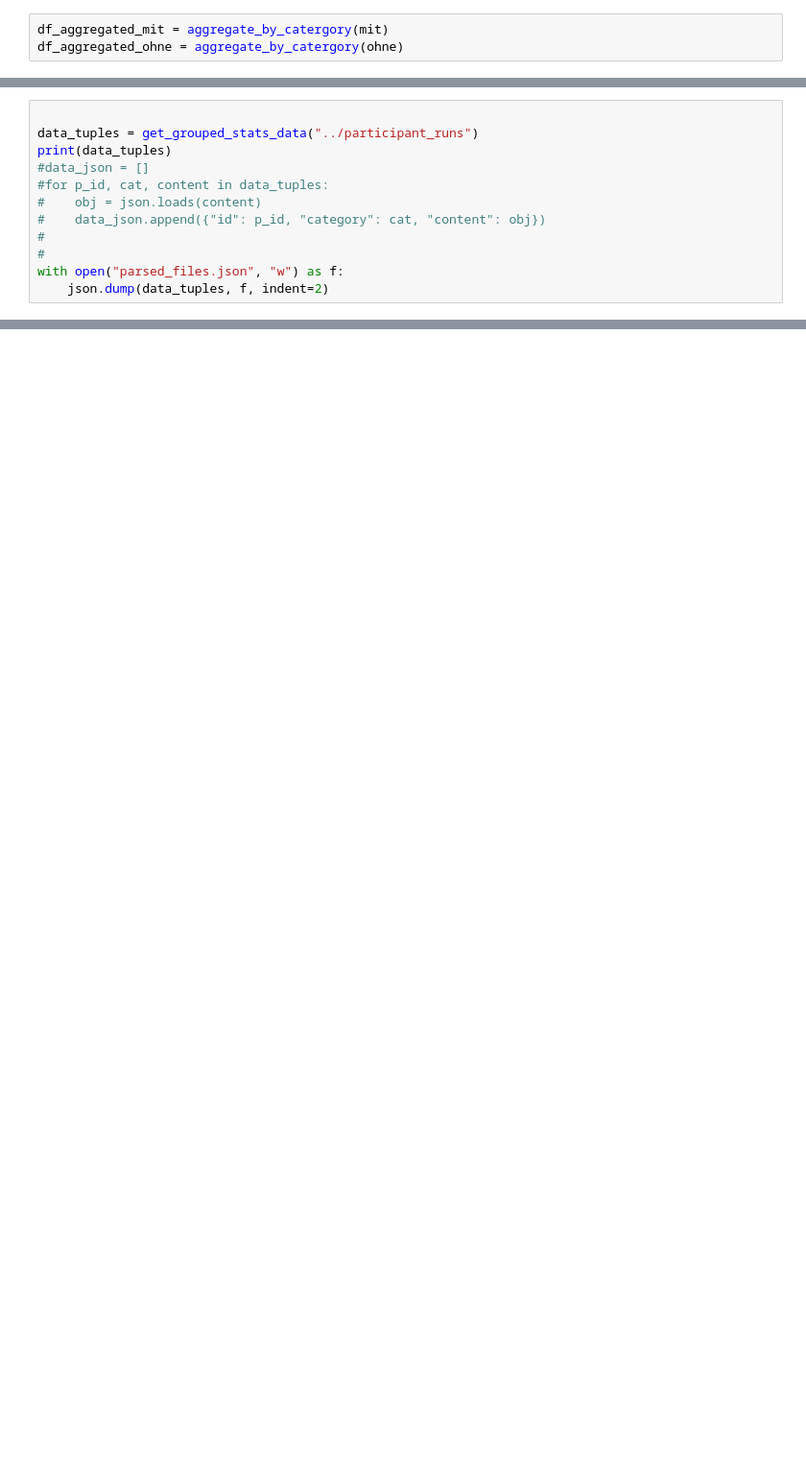
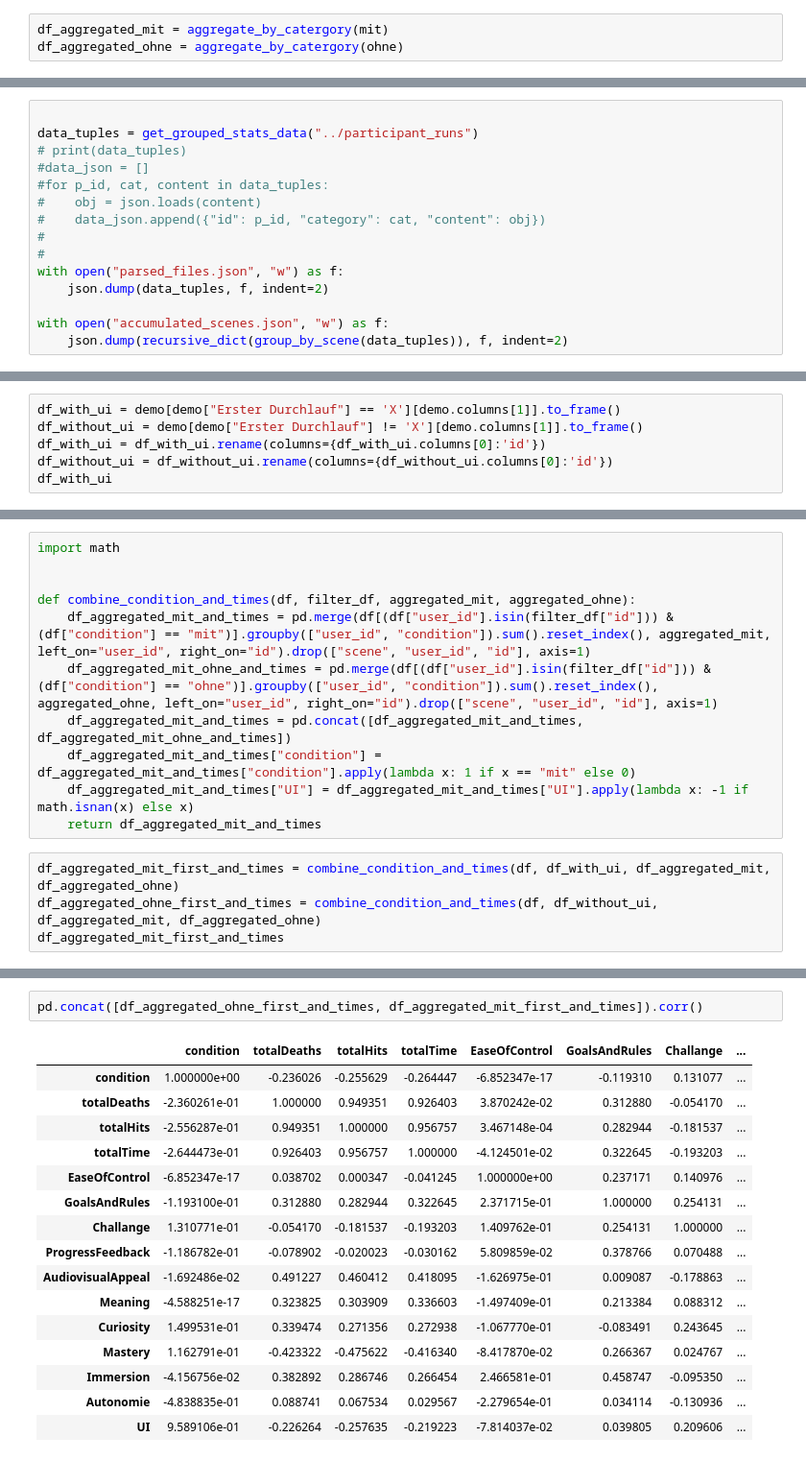
Before and after one commit to S4ndf1re/Computer_games_2025_26, a Jupyter notebook: data_evaluation/evaluation.ipynb, the cells around one changed output, grey strips where cells are left out. Shown at 96% size. Cells and saved outputs as stored; diff of their text form; blank space fills up the shorter version.

```diff
--- a/data_evaluation/evaluation.ipynb
+++ b/data_evaluation/evaluation.ipynb
@@ -226,7 +305,7 @@ def get_grouped_stats_data(root_dir):
 # %%
 
 data_tuples = get_grouped_stats_data("../participant_runs")
-print(data_tuples)
+# print(data_tuples)
 #data_json = []
 #for p_id, cat, content in data_tuples:
 #    obj = json.loads(content)
@@ -235,3 +314,6 @@ print(data_tuples)
 #
 with open("parsed_files.json", "w") as f:
     json.dump(data_tuples, f, indent=2)
+
+with open("accumulated_scenes.json", "w") as f:
+    json.dump(recursive_dict(group_by_scene(data_tuples)), f, indent=2)
@@ -239,0 +446,6 @@ with open("parsed_files.json", "w") as f:
+# %%
+df_with_ui = demo[demo["Erster Durchlauf"] == 'X'][demo.columns[1]].to_frame()
+df_without_ui = demo[demo["Erster Durchlauf"] != 'X'][demo.columns[1]].to_frame()
+df_with_ui = df_with_ui.rename(columns={df_with_ui.columns[0]:'id'})
+df_without_ui = df_without_ui.rename(columns={df_without_ui.columns[0]:'id'})
+df_with_ui
@@ -239,0 +503,15 @@ with open("parsed_files.json", "w") as f:
+# %%
+import math
+
+
+def combine_condition_and_times(df, filter_df, aggregated_mit, aggregated_ohne):
+    df_aggregated_mit_and_times = pd.merge(df[(df["user_id"].isin(filter_df["id"])) & (df["condition"] == "mit")].groupby(["user_id", "condition"]).sum().reset_index(), aggregated_mit, left_on="user_id", right_on="id").drop(["scene", "user_id", "id"], axis=1)
+    df_aggregated_mit_ohne_and_times = pd.merge(df[(df["user_id"].isin(filter_df["id"])) & (df["condition"] == "ohne")].groupby(["user_id", "condition"]).sum().reset_index(), aggregated_ohne, left_on="user_id", right_on="id").drop(["scene", "user_id", "id"], axis=1)
+    df_aggregated_mit_and_times = pd.concat([df_aggregated_mit_and_times, df_aggregated_mit_ohne_and_times])
+    df_aggregated_mit_and_times["condition"] = df_aggregated_mit_and_times["condition"].apply(lambda x: 1 if x == "mit" else 0)
+    df_aggregated_mit_and_times["UI"] = df_aggregated_mit_and_times["UI"].apply(lambda x: -1 if math.isnan(x) else x)
+    return df_aggregated_mit_and_times
+# %%
+df_aggregated_mit_first_and_times = combine_condition_and_times(df, df_with_ui, df_aggregated_mit, df_aggregated_ohne)
+df_aggregated_ohne_first_and_times = combine_condition_and_times(df, df_without_ui, df_aggregated_mit, df_aggregated_ohne)
+df_aggregated_mit_first_and_times
@@ -239,0 +606,19 @@ with open("parsed_files.json", "w") as f:
+# %%
+pd.concat([df_aggregated_ohne_first_and_times, df_aggregated_mit_first_and_times]).corr()
+# %% [output]
+|  | condition | totalDeaths | totalHits | totalTime | EaseOfControl | GoalsAndRules | Challange | ... |
+| condition | 1.000000e+00 | -0.236026 | -0.255629 | -0.264447 | -6.852347e-17 | -0.119310 | 0.131077 | ... |
+| totalDeaths | -2.360261e-01 | 1.000000 | 0.949351 | 0.926403 | 3.870242e-02 | 0.312880 | -0.054170 | ... |
+| totalHits | -2.556287e-01 | 0.949351 | 1.000000 | 0.956757 | 3.467148e-04 | 0.282944 | -0.181537 | ... |
+| totalTime | -2.644473e-01 | 0.926403 | 0.956757 | 1.000000 | -4.124501e-02 | 0.322645 | -0.193203 | ... |
+| EaseOfControl | -6.852347e-17 | 0.038702 | 0.000347 | -0.041245 | 1.000000e+00 | 0.237171 | 0.140976 | ... |
+| GoalsAndRules | -1.193100e-01 | 0.312880 | 0.282944 | 0.322645 | 2.371715e-01 | 1.000000 | 0.254131 | ... |
+| Challange | 1.310771e-01 | -0.054170 | -0.181537 | -0.193203 | 1.409762e-01 | 0.254131 | 1.000000 | ... |
+| ProgressFeedback | -1.186782e-01 | -0.078902 | -0.020023 | -0.030162 | 5.809859e-02 | 0.378766 | 0.070488 | ... |
+| AudiovisualAppeal | -1.692486e-02 | 0.491227 | 0.460412 | 0.418095 | -1.626975e-01 | 0.009087 | -0.178863 | ... |
+| Meaning | -4.588251e-17 | 0.323825 | 0.303909 | 0.336603 | -1.497409e-01 | 0.213384 | 0.088312 | ... |
+| Curiosity | 1.499531e-01 | 0.339474 | 0.271356 | 0.272938 | -1.067770e-01 | -0.083491 | 0.243645 | ... |
+| Mastery | 1.162791e-01 | -0.423322 | -0.475622 | -0.416340 | -8.417870e-02 | 0.266367 | 0.024767 | ... |
+| Immersion | -4.156756e-02 | 0.382892 | 0.286746 | 0.266454 | 2.466581e-01 | 0.458747 | -0.095350 | ... |
+| Autonomie | -4.838835e-01 | 0.088741 | 0.067534 | 0.029567 | -2.279654e-01 | 0.034114 | -0.130936 | ... |
+| UI | 9.589106e-01 | -0.226264 | -0.257635 | -0.219223 | -7.814037e-02 | 0.039805 | 0.209606 | ... |
```
Also changed, not shown: parts of 26 cells of this notebook, 4 other files.
